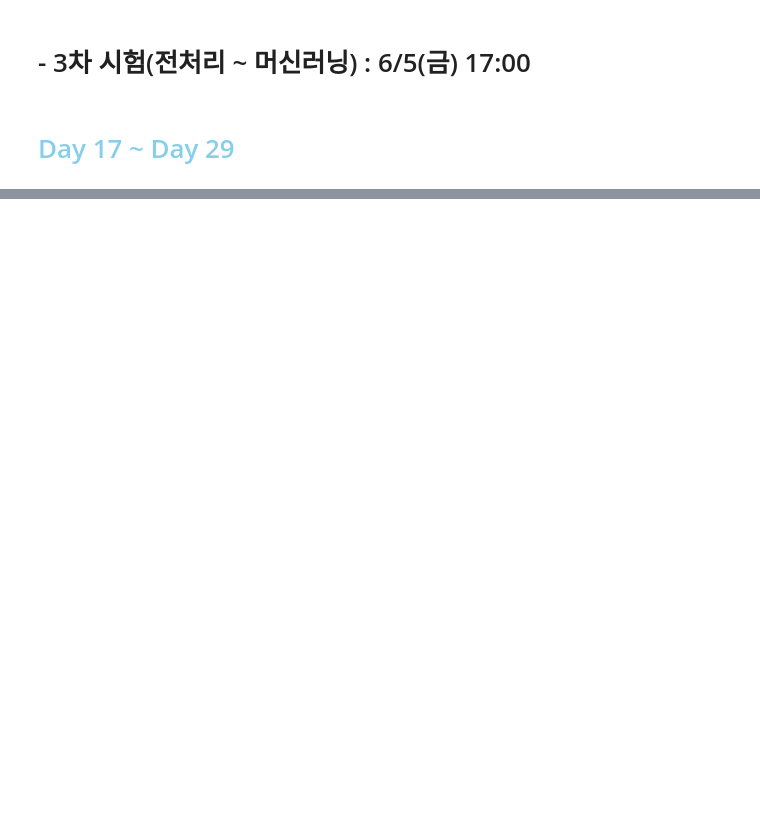
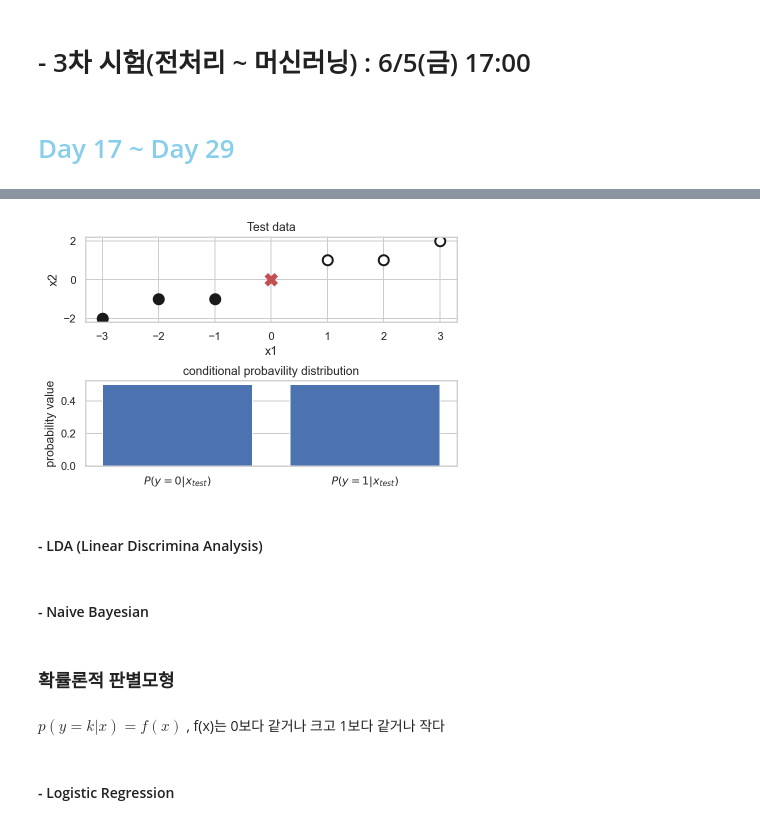
Before and after one commit to KIMS-Github/TIL_, a Jupyter notebook: math/Math_Test_1_2_3/Math_test_part3.ipynb, the cells around one changed output, grey strips where cells are left out. Drawn from its saved outputs; the diff is of its cells as text; code cells hidden in the pictures; blank space fills up the shorter version.

Commit message:
math test practice

```diff
--- a/math/Math_Test_1_2_3/Math_test_part3.ipynb
+++ b/math/Math_Test_1_2_3/Math_test_part3.ipynb
@@ -25,0 +67,28 @@ math_schedule[16:30]
+# %%
+plt.subplot(211)
+plt.scatter(X[:3, 0], X[:3, 1], c="k", s=100, edgecolor='k', linewidth=2, label="y=0")
+plt.scatter(X[3:, 0], X[3:, 1], c="w", s=100, edgecolor='k', linewidth=2, label="y=1")
+plt.scatter(x[0][0], x[0][1], c='r', s=100, edgecolor='k', marker='x', linewidth=5)
+plt.title("Test data")
+plt.xlabel("x1")
+plt.ylabel("x2")
+plt.subplot(212)
+plt.bar(model.classes_, p)
+plt.title("conditional probavility distribution")
+plt.gca().xaxis.grid(False)
+plt.xticks(model.classes_, ["$P(y=0|x_{test})$", "$P(y=1|x_{test})$"])
+plt.ylabel("probability value")
+plt.tight_layout()
+plt.show()
+# %% [output]
+[figure, added]
+# %% [markdown]
+#### - LDA (Linear Discrimina Analysis)
+# %% [markdown]
+#### - Naive Bayesian
+# %% [markdown]
+### 확률론적 판별모형
+# %% [markdown]
+$ p(y=k |x) = f(x) $ , f(x)는 0보다 같거나 크고 1보다 같거나 작다
+# %% [markdown]
+#### - Logistic Regression
```
Also changed, not shown: parts of 27 cells of this notebook.
